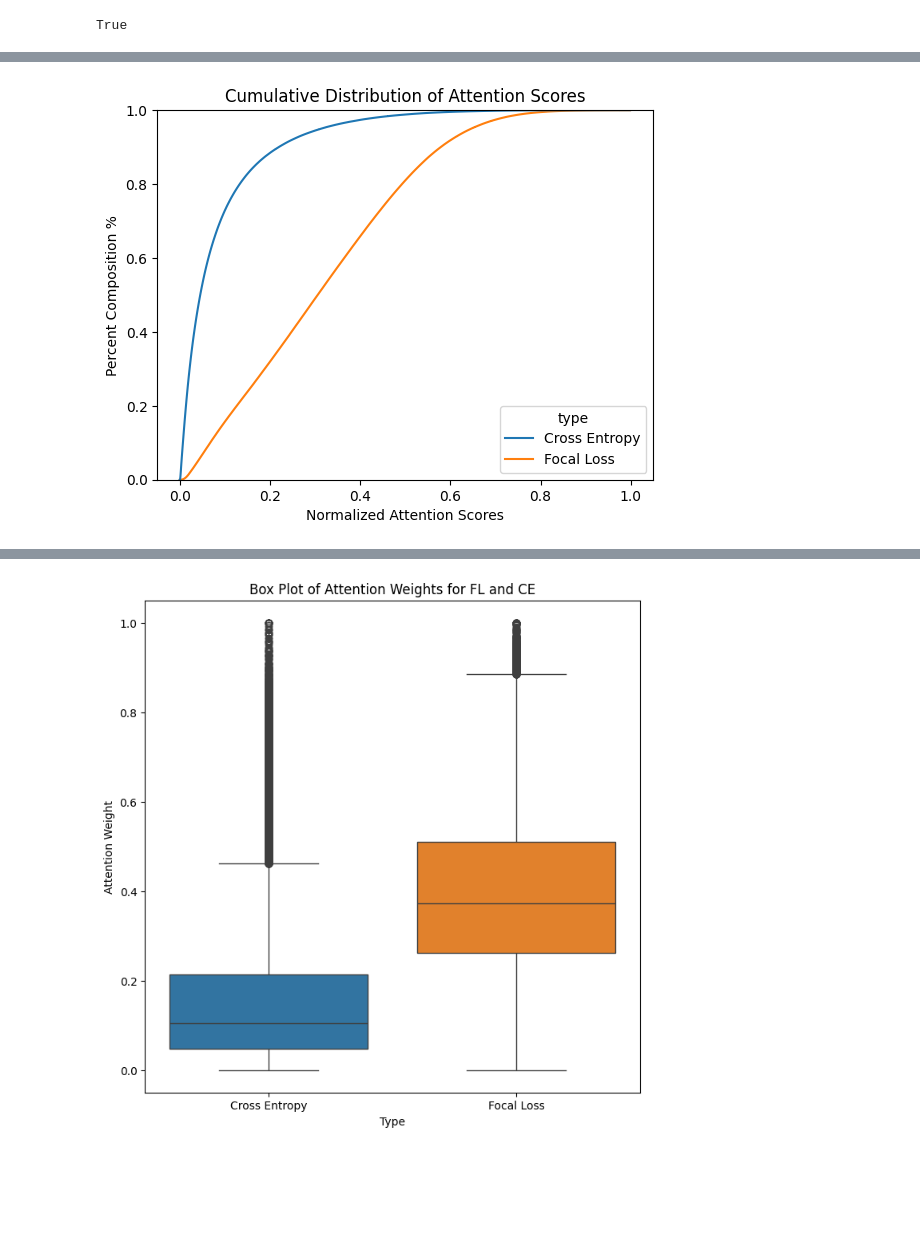
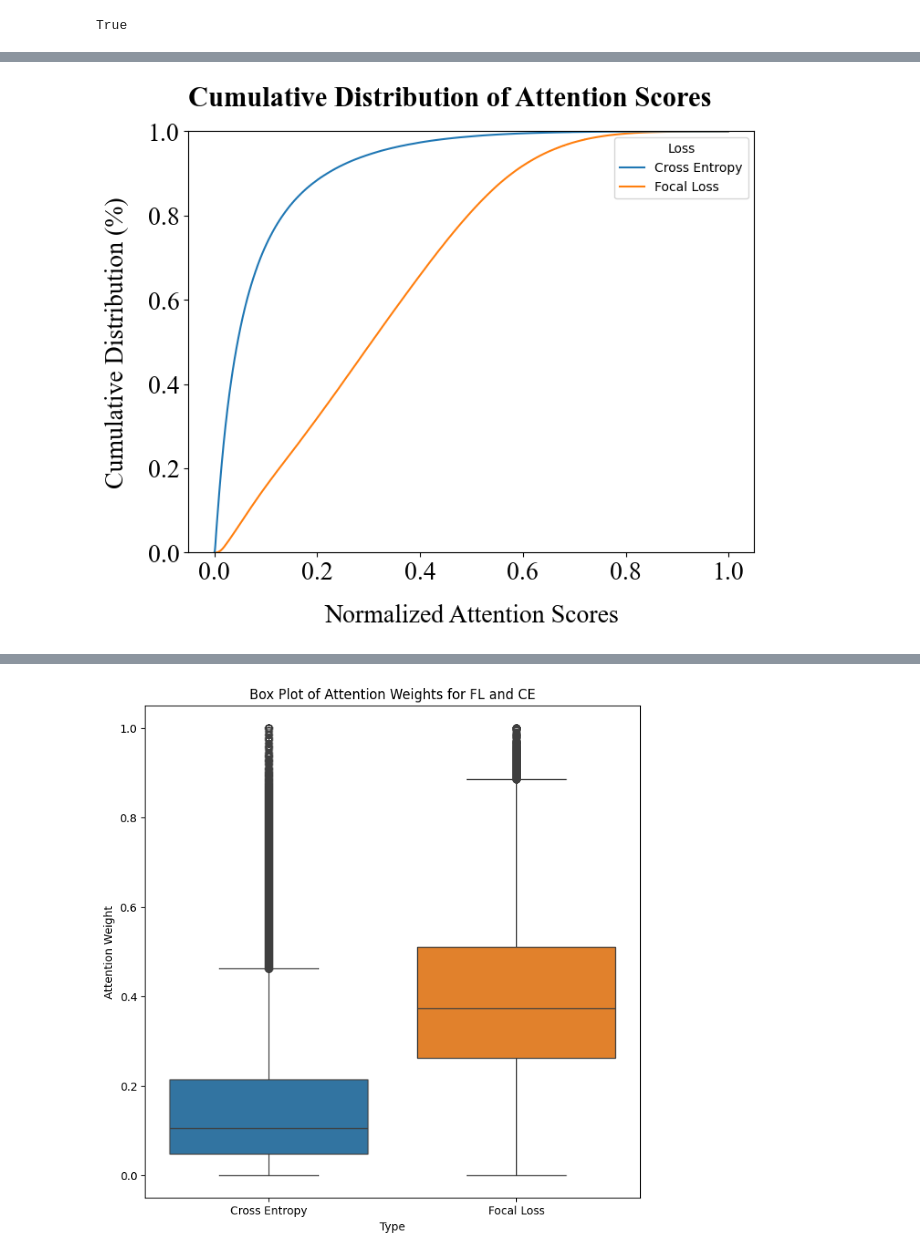
Before and after one commit to emnzn/ViT-Based-WSI-Classification, a Jupyter notebook: notebooks/attention-eda.ipynb, the cells around one changed output, grey strips where cells are left out. Drawn from its saved outputs; the diff is of its cells as text; code cells hidden in the pictures; blank space fills up the shorter version.

```diff
--- a/notebooks/attention-eda.ipynb
+++ b/notebooks/attention-eda.ipynb
@@ -70,22 +72,25 @@ plt.show()
 # %%
 combined_df = pd.DataFrame({
-    "attention_weights": np.concat([ce_concatenated_attention, fl_concatenated_attention]),
-    "type": ["Phase 1"] * len(ce_concatenated_attention) + ["Phase 2"] * len(fl_concatenated_attention)
+    "attention_weights": np.concatenate([ce_concatenated_attention, fl_concatenated_attention]),
+    "Loss": ["Cross Entropy"] * len(ce_concatenated_attention) + ["Focal Loss"] * len(fl_concatenated_attention)
 })
 
-# plt.figure(figsize=(12, 6))
+colors = ["#ff66c4", "#cb6ce6"]
+
+# Cross Entropy histogram in a separate figure
+plt.figure(figsize=(8, 6))
 sns.histplot(
-    data=combined_df,
+    data=combined_df[combined_df["Loss"] == "Cross Entropy"],
     x="attention_weights",
-    hue="type",
     bins="auto",
     kde=True,
-    stat="density"
-    )
-
-plt.title("Attention Score Density Distribution")
-plt.xlabel("Normalized Attention Scores")
-plt.ylabel("Density")
-
+    # color=colors[0],
+    stat="probability"
+)
+plt.title("Cross Entropy Attention Score Distribution",fontsize=22, weight="bold", fontname="Times New Roman", loc="left", pad=20)
+plt.xlabel("Normalized Attention Scores",fontsize=20, fontname="Times New Roman", labelpad=15)
+plt.ylabel("Proportion Observed",fontsize=20, fontname="Times New Roman", labelpad=15)
+plt.xticks(fontsize=20, fontname="Times New Roman")
+plt.yticks(fontsize=20, fontname="Times New Roman")
 plt.show()
 # %% [output]
@@ -93,16 +118,19 @@ plt.show()
 # %%
-# plt.figure(figsize=(8, 8))
+plt.figure(figsize=(8, 6))
 sns.ecdfplot(
     data=combined_df,
     x="attention_weights",
-    hue="type",
-    stat="proportion"
+    hue="Loss",
+    stat="proportion",
+    # palette=colors
     )
 
-plt.title("Cumulative Distribution of Attention Scores")
-plt.xlabel("Normalized Attention Scores")
-plt.ylabel("Percent Composition %")
+plt.title("Cumulative Distribution of Attention Scores", fontsize=22, weight="bold", fontname="Times New Roman", loc="left", pad=20)
+plt.xlabel("Normalized Attention Scores",fontsize=20, fontname="Times New Roman", labelpad=15)
+plt.ylabel("Cumulative Distribution (%)",fontsize=20, fontname="Times New Roman", labelpad=15)
+plt.xticks(fontsize=20, fontname="Times New Roman")
+plt.yticks(fontsize=20, fontname="Times New Roman")
 
 plt.show()
 # %% [output]
-[figure, old version]
+[figure, new version]
```
Also changed, not shown: parts of 10 cells of this notebook, 3 other files.
